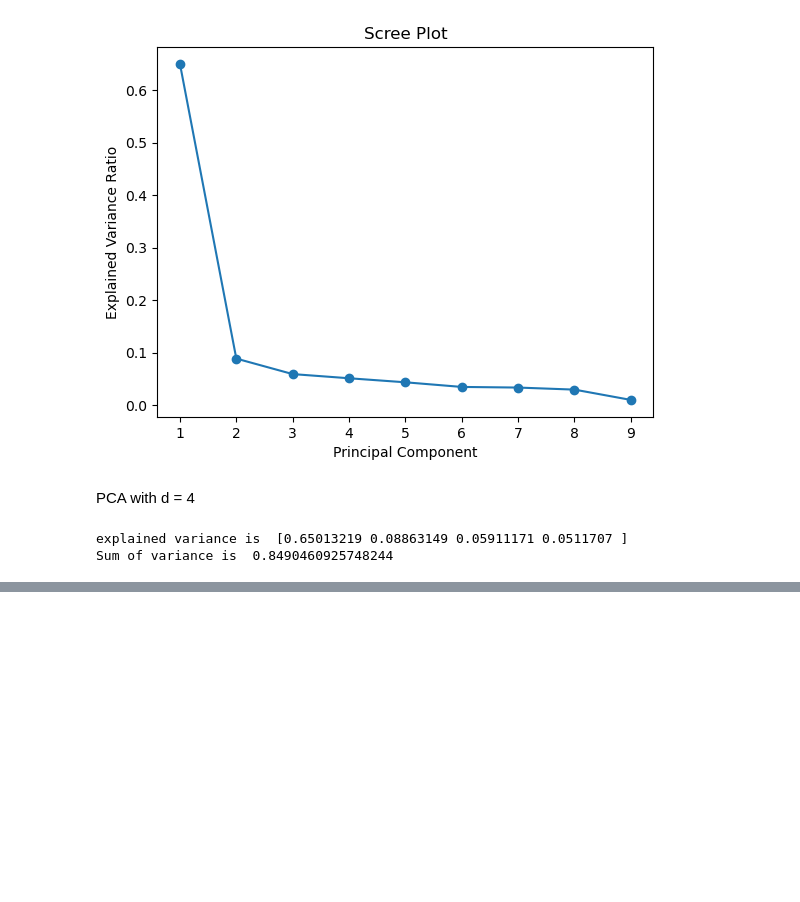
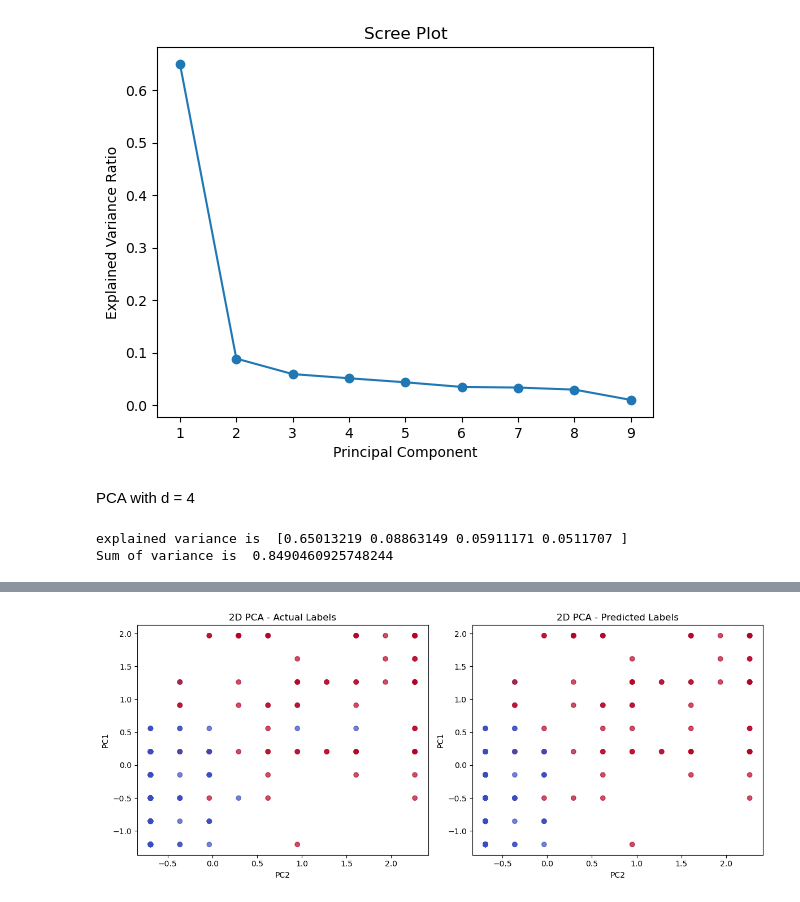
Before and after one commit to Parth6120/Breastcancer_PCA, a Jupyter notebook: lab1.ipynb, the cells around one changed output, grey strips where cells are left out. Saved outputs shown, nothing was run; the diff lists cells and outputs as text; code cells hidden in the pictures; blank space fills up the shorter version.

```diff
--- a/lab1.ipynb
+++ b/lab1.ipynb
@@ -337,10 +337,10 @@ print('Sum of variance is ', np.sum(pca_4.explained_variance_ratio_))
 explained variance is  [0.65013219 0.08863149 0.05911171 0.0511707 ]
 Sum of variance is  0.8490460925748244
 # %%
-rf_pca = RandomForestClassifier(random_state=20)
+rf_pca = RandomForestClassifier(random_state=20, n_estimators=100, min_samples_split = 2, min_samples_leaf = 4, max_depth = 10)
 rf_pca.fit(X_train_pca_4, y_train)
 y_pred_pca = rf_pca.predict(X_test_pca_4)
 
-conf_matrix2 = confusion_matrix(y_test, y_pred_pca)
+conf_matrix_pca_4 = confusion_matrix(y_test, y_pred_pca)
 acc_pca_4 = accuracy_score(y_test, y_pred_pca)
 # %%
@@ -362,0 +375,27 @@ Accuraacy of PCA with d=4 is  0.9809523809523809
+# %%
+from sklearn.preprocessing import LabelEncoder
+
+le = LabelEncoder()
+y_test_encoded = le.fit_transform(y_test)
+y_pred_encoded = le.transform(y_pred_pca)
+
+plt.figure(figsize=(12, 5))
+
+# Actual Labels
+plt.subplot(1, 2, 1)
+plt.scatter(X_test[:, 1], X_test[:, 0], c=y_test_encoded, cmap='coolwarm', alpha=0.7)
+plt.title('2D PCA - Actual Labels')
+plt.xlabel('PC2')
+plt.ylabel('PC1')
+
+# Predicted Labels
+plt.subplot(1, 2, 2)
+plt.scatter(X_test[:, 1], X_test[:, 0], c=y_pred_encoded, cmap='coolwarm', alpha=0.7)
+plt.title('2D PCA - Predicted Labels')
+plt.xlabel('PC2')
+plt.ylabel('PC1')
+
+plt.tight_layout()
+plt.show()
+# %% [output]
+[figure, added]
```
Also changed, not shown: parts of 6 cells of this notebook.
